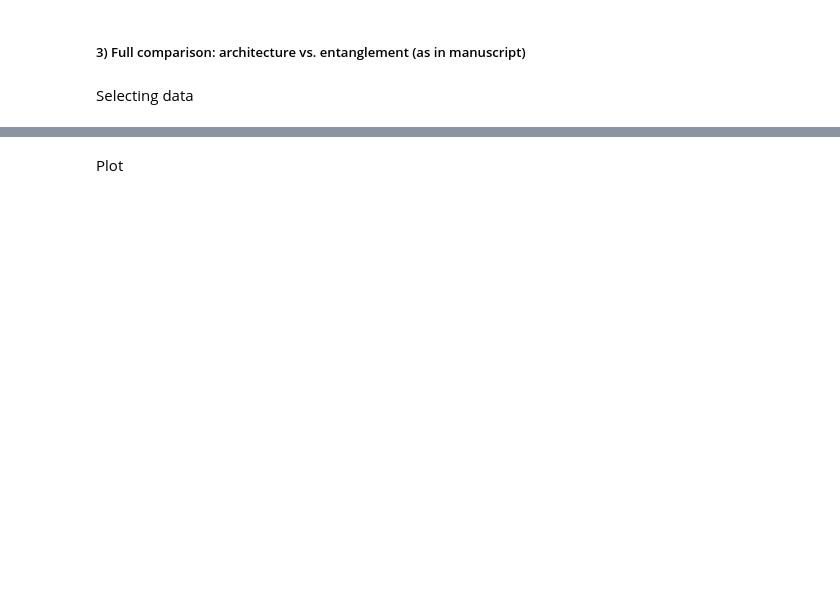
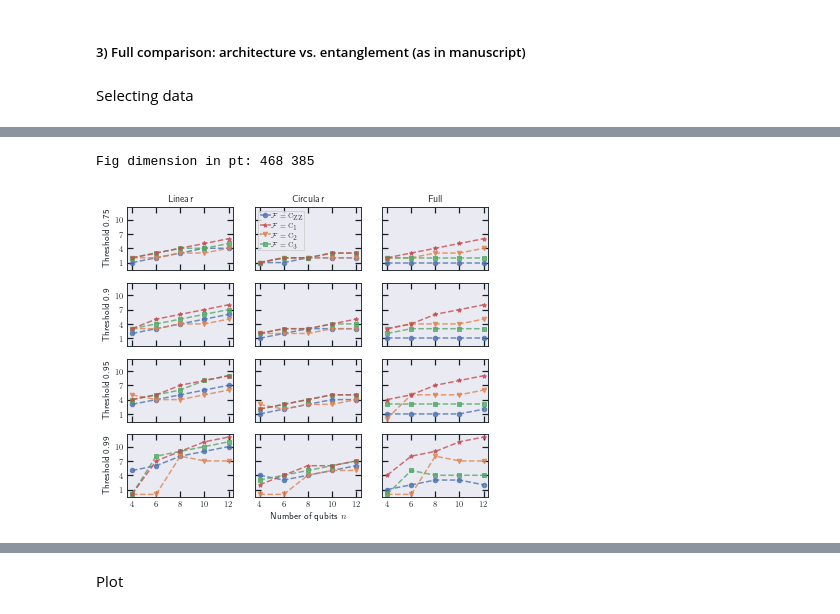
Before and after one commit to mballarin97/mps_qnn, a Jupyter notebook: examples/Entanglement.ipynb, the cells around one changed output, grey strips where cells are left out. Saved outputs shown, nothing was run; the diff lists cells and outputs as text; code cells hidden in the pictures; blank space fills up the shorter version.

```diff
--- a/examples/Entanglement.ipynb
+++ b/examples/Entanglement.ipynb
@@ -231,6 +298,65 @@ data_to_plot = [ent_datas_QNN, ent_datas_QNN1, ent_datas_QNN2, ent_datas_QNN3]
 # %%
 architecture = ['a', 'b', 'c', 'd']
 num_qubits = [4, 6, 8, 10, 12]
+# %%
+shape = { 'Linear' : 'v', 'Circular' : 'o', 'Full': 's'}
+marker = ['o', 'v', 's', '*']
+labels = ['$\\mathcal{F}=\\textsc{C}_{\\textsc{ZZ}}$', '$\\mathcal{F}=\\textsc{C}_{\\textsc{2}}$',
+    '$\\mathcal{F}=\\textsc{C}_{\\textsc{3}}$', '$\\mathcal{F}=\\textsc{C}_{\\textsc{1}}$' ]
+
+
+qplot = Qplotter()
+qplot(nrows=4, ncols=3, figsize = set_size_pt(234*2, subplots=(4, 3)), sharey=True, sharex=True)
+
+with qplot as qplt:
+    # PLOT ENTANGLEMENT DATA
+    new_data = [{}, {}, {}, {}]
+    for th_idx, threshold in enumerate([0.75, 0.9, 0.95, 0.99]):
+        for idx, ent_d in enumerate(data_to_plot): # Run through architectures
+            for key, _ent in ent_d.items(): # Run through entanglement topology
+                # Run through number of qubits
+                new_data[idx][key] = []
+                for jdx, single_ent in enumerate(_ent):
+                    where = np.nonzero( single_ent[0]>threshold*single_ent[2] )[0]
+                    if len(where) > 0:
+                        where = where[0]
+                    else:
+                        where = -1
+
+                    new_data[idx][key].append(where )
+        for idx, architecture in enumerate(new_data):
+            jdx = 0
+            for key, value in architecture.items():
+                qplt.ax[th_idx, jdx].plot(num_qubits, np.array(value)+1, marker[idx]+'--', color=cmap[idx], label=labels[idx],
+                    alpha=0.8)
+                qplt.ax[th_idx, jdx].tick_params(axis='y', which='major', left=True, right=True)
+                qplt.ax[th_idx, jdx].tick_params(axis='x', which='major', bottom=True, top=True)
+                qplt.ax[th_idx, jdx].tick_params(axis='y', which='minor', left=False, right=False)
+                qplt.ax[th_idx, jdx].tick_params(axis='x', which='minor', bottom=False, top=False)
+                qplt.ax[th_idx, jdx].set_xticks(num_qubits)
+                qplt.ax[th_idx, jdx].set_yticks(np.arange(1, 11, 3))
+                jdx += 1
+
+
+        qplt.ax[th_idx, 0].set_ylabel(f'Threshold {threshold}')
+
+    qplt.ax[0, 0].set_title(f'Linear')
+    qplt.ax[0, 1].set_title(f'Circular')
+    qplt.ax[0, 2].set_title(f'Full')
+
+    qplt.ax[3, 1].set_xlabel("Number of qubits $n$")
+    handles, labels = qplt.ax[0, 0].get_legend_handles_labels()
+    # sort both labels and handles by labels
+    sorter = [0, 3, 1, 2]
+    labels = np.array(labels)[sorter]
+    handles = np.array(handles)[sorter]
+    qplt.ax[0, 1].legend(handles, labels, fontsize=7, loc="upper left")
+
+
+    qplt.savefig(f'images/complete_comparison_zipped_BIG.pdf')
+# %% [output]
+Fig dimension in pt: 468 385
+[figure, added]
 # %%
 # PLOT ENTANGLEMENT DATA
 new_data = [{}, {}, {}, {}]
```
Also changed, not shown: parts of 20 cells of this notebook, 13 other files.
